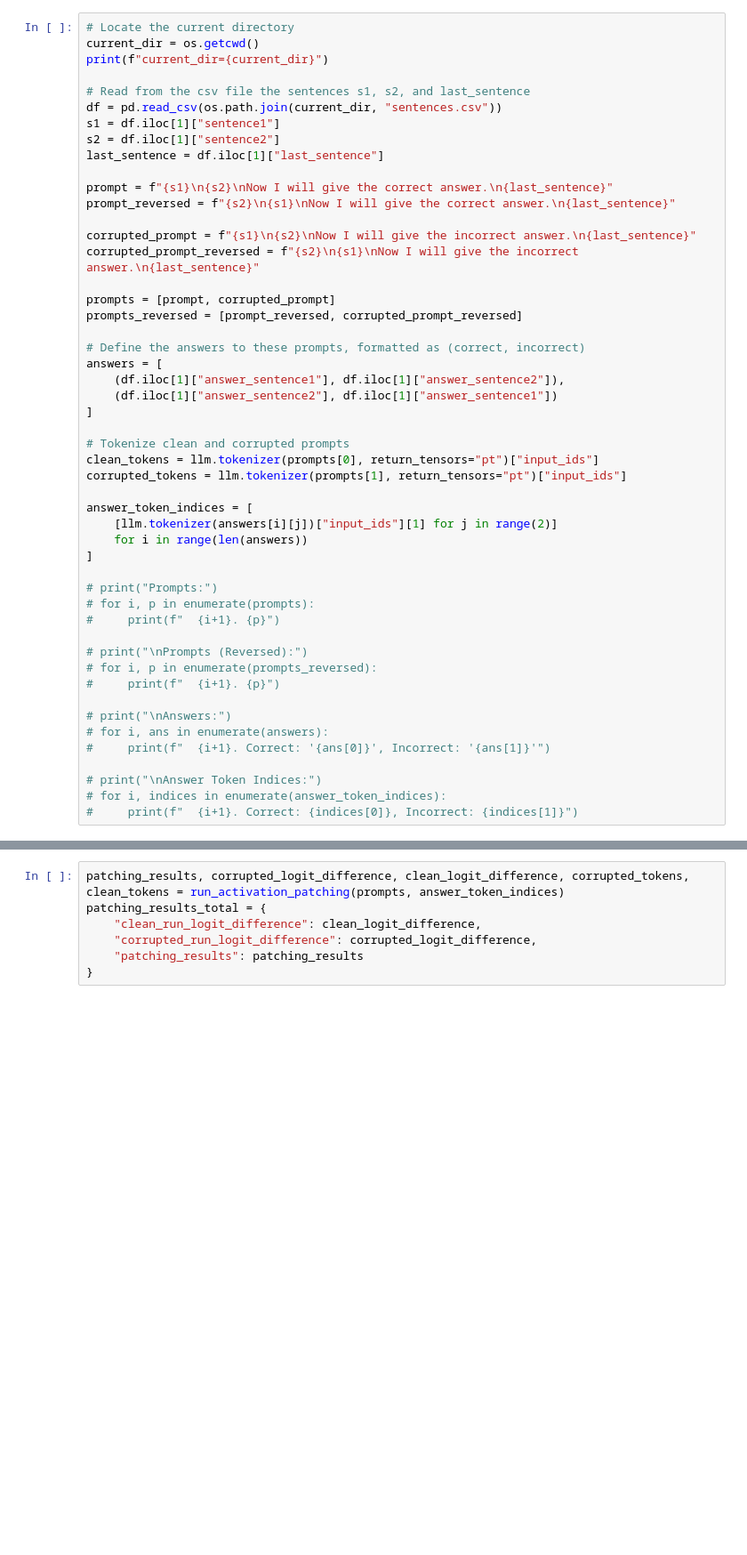
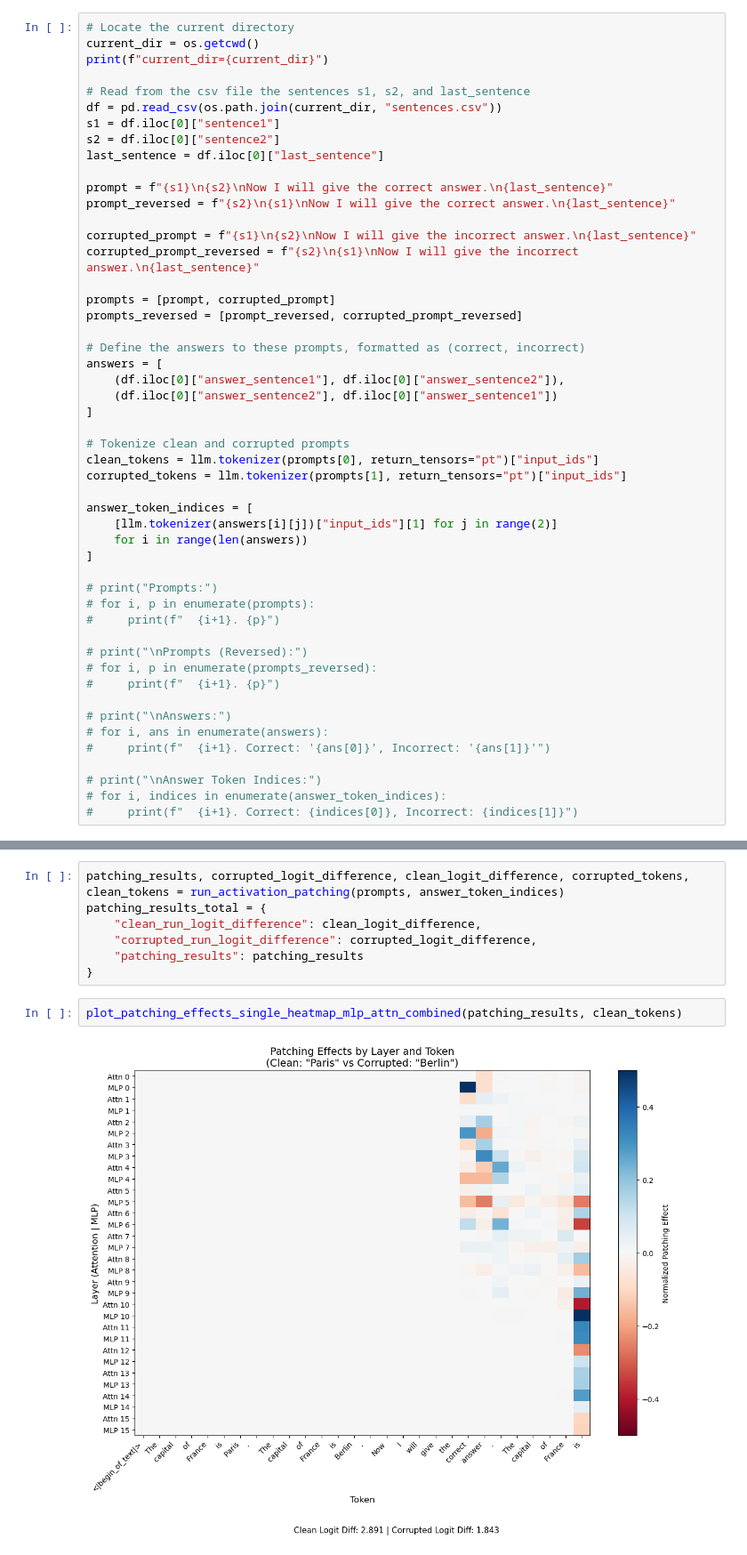
Before and after one commit to ivandrenc/hlmz-prep, a Jupyter notebook: activation_patching_experiments/activation_patching_attn_mlp_token.ipynb, the cells around one changed output, grey strips where cells are left out. Shown at 89% size. Drawn from its saved outputs; the diff is of its cells as text; blank space fills up the shorter version.

```diff
--- a/activation_patching_experiments/activation_patching_attn_mlp_token.ipynb
+++ b/activation_patching_experiments/activation_patching_attn_mlp_token.ipynb
@@ -42,9 +22,9 @@ print(f"current_dir={current_dir}")
 
 # Read from the csv file the sentences s1, s2, and last_sentence
 df = pd.read_csv(os.path.join(current_dir, "sentences.csv"))
-s1 = df.iloc[1]["sentence1"]
-s2 = df.iloc[1]["sentence2"]
-last_sentence = df.iloc[1]["last_sentence"]
+s1 = df.iloc[0]["sentence1"]
+s2 = df.iloc[0]["sentence2"]
+last_sentence = df.iloc[0]["last_sentence"]
 
 prompt = f"{s1}\n{s2}\nNow I will give the correct answer.\n{last_sentence}"
 prompt_reversed = f"{s2}\n{s1}\nNow I will give the correct answer.\n{last_sentence}"
@@ -57,8 +37,8 @@ prompts_reversed = [prompt_reversed, corrupted_prompt_reversed]
 
 # Define the answers to these prompts, formatted as (correct, incorrect)
 answers = [
-    (df.iloc[1]["answer_sentence1"], df.iloc[1]["answer_sentence2"]),
-    (df.iloc[1]["answer_sentence2"], df.iloc[1]["answer_sentence1"])
+    (df.iloc[0]["answer_sentence1"], df.iloc[0]["answer_sentence2"]),
+    (df.iloc[0]["answer_sentence2"], df.iloc[0]["answer_sentence1"])
 ]
 
 # Tokenize clean and corrupted prompts
@@ -142,6 +121,10 @@ patching_results_total = {
     "corrupted_run_logit_difference": corrupted_logit_difference,
     "patching_results": patching_results
 }
+# %%
+plot_patching_effects_single_heatmap_mlp_attn_combined(patching_results, clean_tokens)
+# %% [output]
+[figure, added]
 # %%
 def plot_patching_effects_single_heatmap_mlp_attn_combined(patching_results, clean_tokens):
     # Plotting: Single heatmap with Attention and MLP interleaved on Y-axis
```
Also changed, not shown: parts of 2 cells of this notebook, 3 other files.
